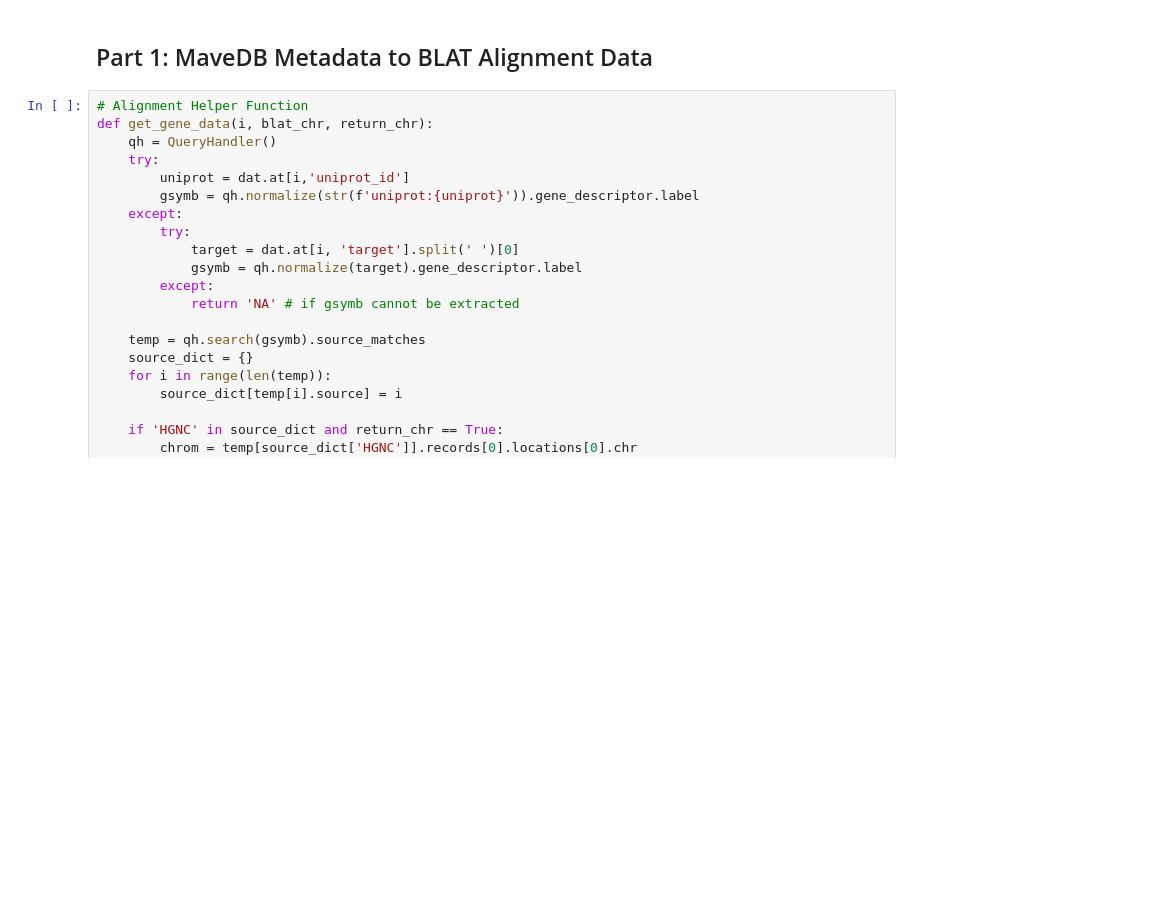
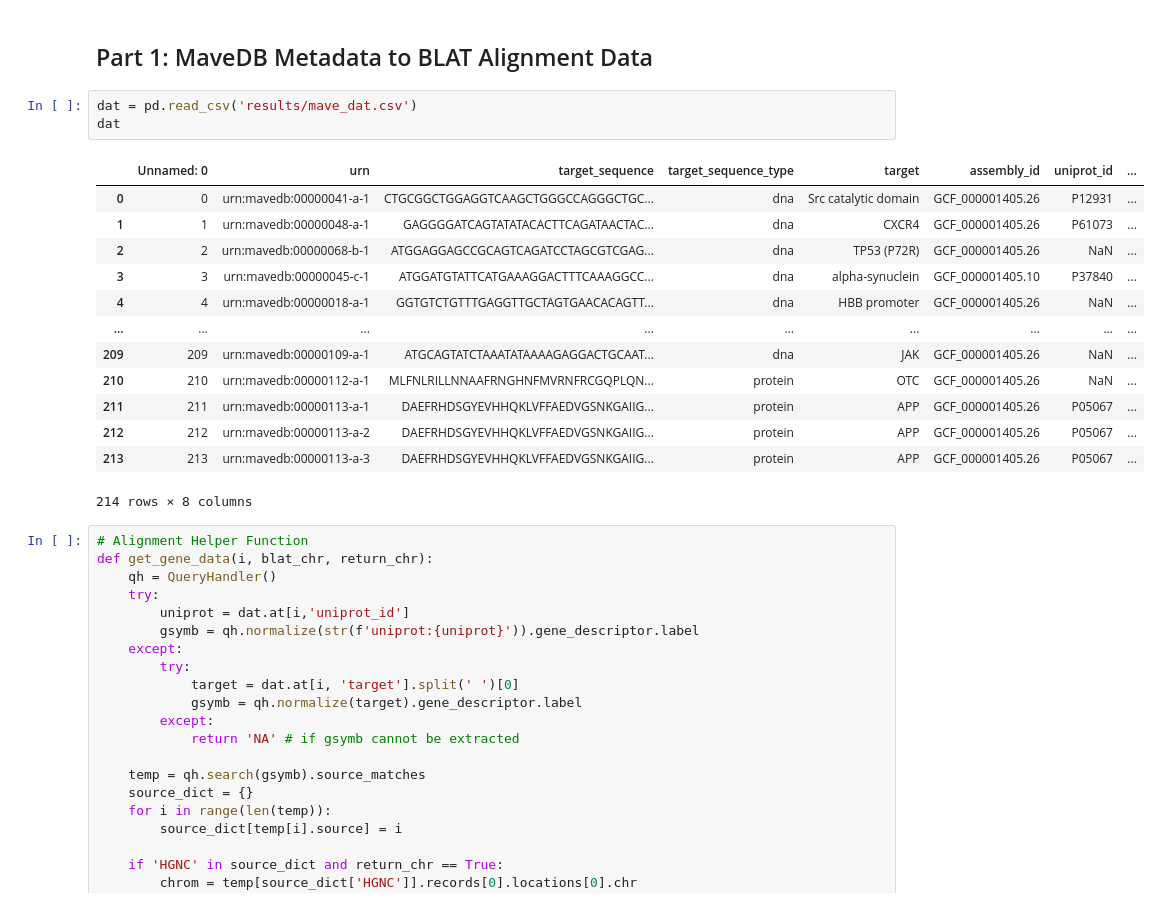
Before and after one commit to ave-dcd/dcd_mapping, a Jupyter notebook: notebooks/analysis/mavedb_mapping.ipynb, the cells around one changed output. Drawn from its saved outputs; the diff is of its cells as text; blank space fills up the shorter version.

```diff
--- a/notebooks/analysis/mavedb_mapping.ipynb
+++ b/notebooks/analysis/mavedb_mapping.ipynb
@@ -147,6 +147,23 @@ dat
 209 rows × 7 columns
 # %% [markdown]
 ## Part 1: MaveDB Metadata to BLAT Alignment Data
+# %%
+dat = pd.read_csv('results/mave_dat.csv')
+dat
+# %% [output]
+|  | Unnamed: 0 | urn | target_sequence | target_sequence_type | target | assembly_id | uniprot_id | ... |
+| 0 | 0 | urn:mavedb:00000041-a-1 | CTGCGGCTGGAGGTCAAGCTGGGCCAGGGCTGC... | dna | Src catalytic domain | GCF_000001405.26 | P12931 | ... |
+| 1 | 1 | urn:mavedb:00000048-a-1 | GAGGGGATCAGTATATACACTTCAGATAACTAC... | dna | CXCR4 | GCF_000001405.26 | P61073 | ... |
+| 2 | 2 | urn:mavedb:00000068-b-1 | ATGGAGGAGCCGCAGTCAGATCCTAGCGTCGAG... | dna | TP53 (P72R) | GCF_000001405.26 | NaN | ... |
+| 3 | 3 | urn:mavedb:00000045-c-1 | ATGGATGTATTCATGAAAGGACTTTCAAAGGCC... | dna | alpha-synuclein | GCF_000001405.10 | P37840 | ... |
+| 4 | 4 | urn:mavedb:00000018-a-1 | GGTGTCTGTTTGAGGTTGCTAGTGAACACAGTT... | dna | HBB promoter | GCF_000001405.26 | NaN | ... |
+| ... | ... | ... | ... | ... | ... | ... | ... | ... |
+| 209 | 209 | urn:mavedb:00000109-a-1 | ATGCAGTATCTAAATATAAAAGAGGACTGCAAT... | dna | JAK | GCF_000001405.26 | NaN | ... |
+| 210 | 210 | urn:mavedb:00000112-a-1 | MLFNLRILLNNAAFRNGHNFMVRNFRCGQPLQN... | protein | OTC | GCF_000001405.26 | NaN | ... |
+| 211 | 211 | urn:mavedb:00000113-a-1 | DAEFRHDSGYEVHHQKLVFFAEDVGSNKGAIIG... | protein | APP | GCF_000001405.26 | P05067 | ... |
+| 212 | 212 | urn:mavedb:00000113-a-2 | DAEFRHDSGYEVHHQKLVFFAEDVGSNKGAIIG... | protein | APP | GCF_000001405.26 | P05067 | ... |
+| 213 | 213 | urn:mavedb:00000113-a-3 | DAEFRHDSGYEVHHQKLVFFAEDVGSNKGAIIG... | protein | APP | GCF_000001405.26 | P05067 | ... |
+214 rows × 8 columns
 # %%
 # Alignment Helper Function
 def get_gene_data(i, blat_chr, return_chr):
```
Also changed, not shown: parts of 11 cells of this notebook, 5 other files.
